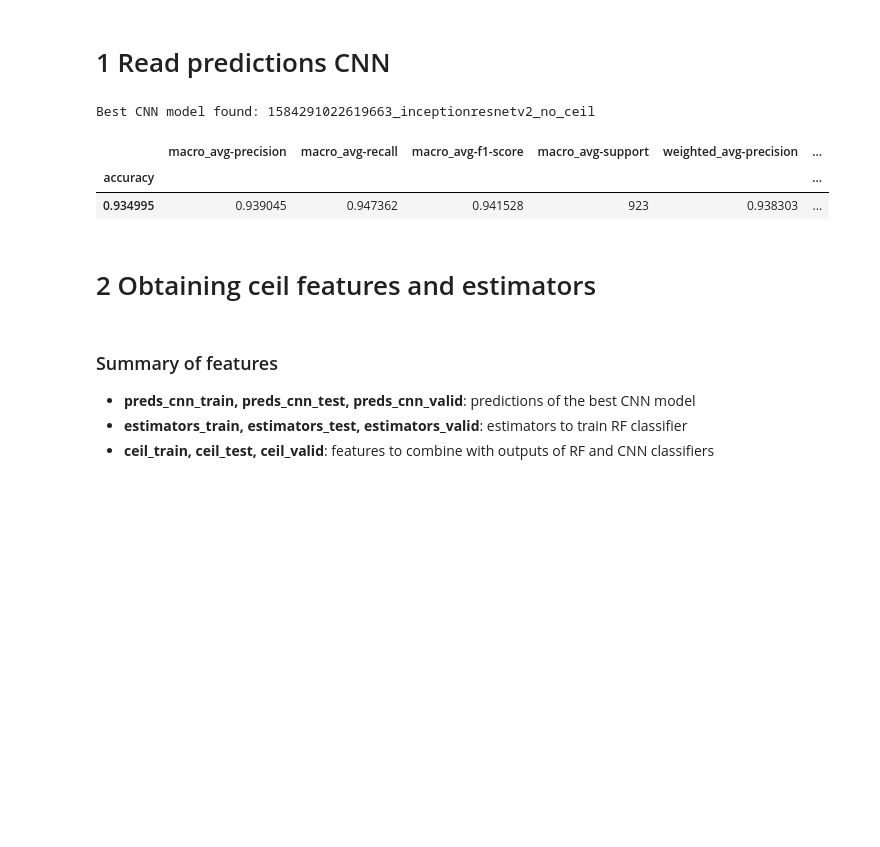
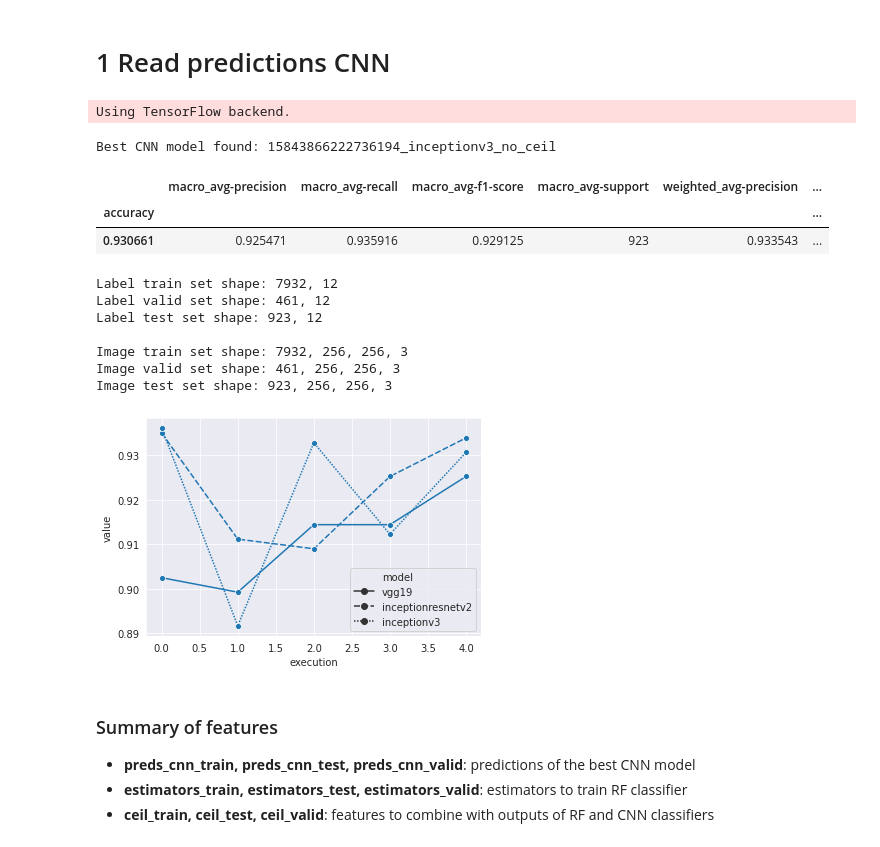
Before and after one commit to jahuerta92/cnn-prob-ensemble, a Jupyter notebook: 2_classification_experiments.ipynb, the cells around one changed output. Saved outputs shown, nothing was run; the diff lists cells and outputs as text; code cells hidden in the pictures; blank space fills up the shorter version.

```diff
--- a/2_classification_experiments.ipynb
+++ b/2_classification_experiments.ipynb
@@ -17,6 +17,7 @@ import matplotlib.pyplot as plt
 from IPython.display import display, HTML
 import warnings
 from auxiliary_functions import *
+from Utils import *
 warnings.filterwarnings('ignore')
 
 ##############################################################
@@ -27,6 +28,8 @@ PATH = "results/"
 feat_file='cloud_features.csv'
 
 parameters_rf = {'n_estimators':list(range(100,1600,100))}
+#parameters_rf = {'n_estimators':[200]}
+
 
 ##############################################################
 # Obtaining best CNN execution (in validation set)
@@ -44,41 +47,96 @@ best_exec_acc_val = df_val[df_val["accuracy"] == max(df_val["accuracy"])]
 file_best_exec = best_exec_acc_val["file"][0]
 file_best_exec_id = re.search('(.+?)_[a-z]+_summary_acc.csv', file_best_exec).group(1)
 
+#file_best_exec_id = "15843976137157693_vgg19_no_ceil"
+#file_best_exec = "15843976137157693_vgg19_no_ceil_valid_summary_acc.csv"
+##############################################################
+# General statistics CNN
+##############################################################
+
+
+df['execution'] = df.groupby(['model', 'set']).cumcount()
+df['execution'].astype('int32')
+df_melt = pd.melt(df[df["set"] == "test"], id_vars=['model',  'execution'], value_vars=['accuracy'])
+
+sns.set_style("darkgrid")
+ax = sns.lineplot(x="execution", y="value", data=df_melt, estimator=None, style="model",  markers=["o", "o", "o"])
+
+
+
 ##############################################################
 # Reading indices of the best CNN execution
 ##############################################################
 # Reading indices of the best CNN execution
 indices_file = file_best_exec.replace("valid_summary_acc.csv", "indices.pickle")
 with open(os.path.join(PATH,indices_file), 'rb') as f:
     in_train, in_valid, in_test  = pickle.load(f)
 
 ##############################################################
 # Reading predictions of the best CNN execution
 ##############################################################
-# Reading images
-img_file='images.npz'
-file_dir = "data/"
-images = np.load('%s/%s' % (file_dir, img_file), 'r', True)['arr_0']
-img_train, img_test, img_valid = images[in_train], images[in_test], images[in_valid]
-
 # Reading predictions of the best CNN execution
 preds_file = file_best_exec.replace("valid_summary_acc.csv", "preds.csv")
 preds_cnn_train = pd.read_csv(os.path.join(PATH, "%s_train_preds.csv" % file_best_exec_id), index_col=0)
 preds_cnn_test = pd.read_csv(os.path.join(PATH, "%s_test_preds.csv" % file_best_exec_id), index_col=0)
 preds_cnn_valid = pd.read_csv(os.path.join(PATH, "%s_valid_preds.csv" % file_best_exec_id), index_col=0)
+
+
+y_train = preds_cnn_train["obs"]
+y_test = preds_cnn_test["obs"]
+y_valid = preds_cnn_valid["obs"]
+
 
 # Deleting observation column
 del preds_cnn_train["obs"]
 del preds_cnn_test["obs"]
 del preds_cnn_valid["obs"]
 
 test_summary_data_cnn = pd.read_csv(os.path.join(PATH, "%s_test_summary_acc.csv" % file_best_exec_id), index_col=0)
 print("Best CNN model found: %s" % file_best_exec_id)
 display(test_summary_data_cnn)
+
+# Reading data and applying indices
+
+data = load_data_with_indices("data/",
+                in_train = in_train,
+                in_valid = in_valid,
+                in_test = in_test)
+
+encoder = data["label_encoder"]
+estimators_train = data['features'][0]
+estimators_train.drop(["ceil.height0", "ceil.height1",
+              "ceil.height2", "ceil.depth0",
+              "ceil.depth1", "ceil.depth2",
+              "ceil.layers"], axis=1)
+estimators_test = data['features'][-1]
+estimators_test.drop(["ceil.height0", "ceil.height1",
+             "ceil.height2", "ceil.depth0",
+             "ceil.depth1", "ceil.depth2",
+             "ceil.layers"], axis=1)
+
+
+img_train, ceil_train, y_train= data['train']
+img_test, ceil_test, y_test= data['test']
+
+y_train = data['label_encoder'].inverse_transform(data['train'][-1])
+
+y_test = data['label_encoder'].inverse_transform(data['test'][-1])
+
+
+preds_cnn_train_hot = encoder.transform(preds_cnn_train)
+preds_cnn_valid_hot = encoder.transform(preds_cnn_valid)
+preds_cnn_test_hot = encoder.transform(preds_cnn_test)
 # %% [output]
-Best CNN model found: 1584291022619663_inceptionresnetv2_no_ceil
+Using TensorFlow backend.
+Best CNN model found: 15843866222736194_inceptionv3_no_ceil
 |  | macro_avg-precision | macro_avg-recall | macro_avg-f1-score | macro_avg-support | weighted_avg-precision | ... |
 | accuracy |  |  |  |  |  | ... |
-| 0.934995 | 0.939045 | 0.947362 | 0.941528 | 923 | 0.938303 | ... |
+| 0.930661 | 0.925471 | 0.935916 | 0.929125 | 923 | 0.933543 | ... |
+Label train set shape: 7932, 12
+Label valid set shape: 461, 12
+Label test set shape: 923, 12
+
+Image train set shape: 7932, 256, 256, 3
+Image valid set shape: 461, 256, 256, 3
+Image test set shape: 923, 256, 256, 3
+[figure, added]
-# %% [markdown]
-# 2 Obtaining ceil features and estimators
```
Also changed, not shown: parts of 5 cells of this notebook, 4 other files.
